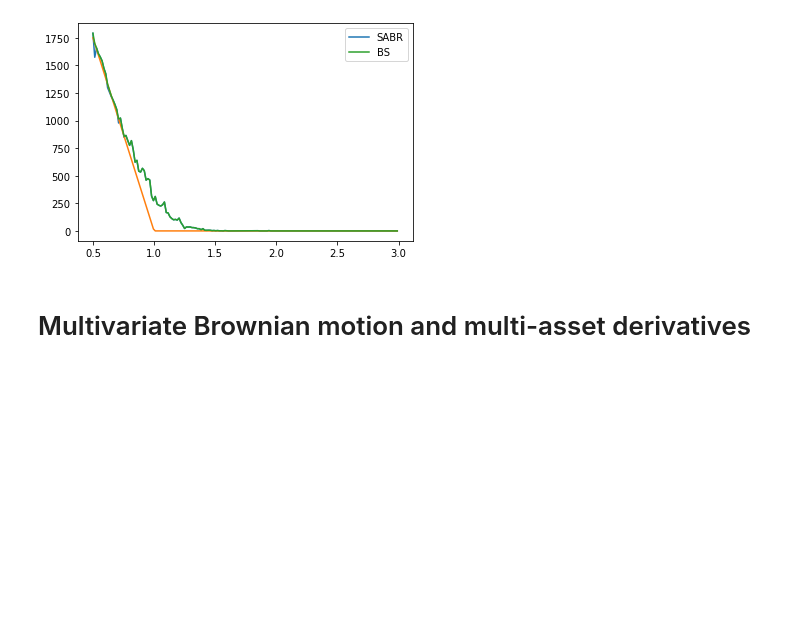
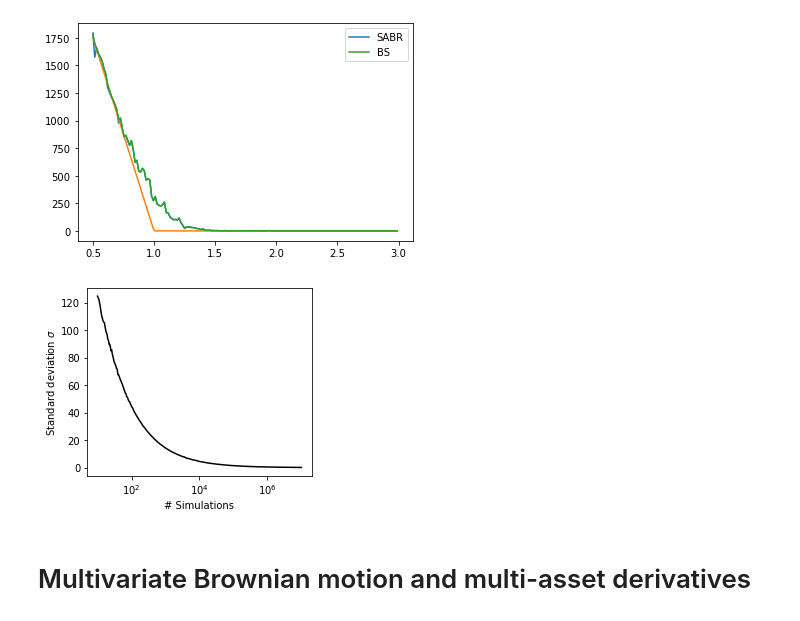
Before and after one commit to WillemJan9519/SPFDM-2, a Jupyter notebook: SPFDM 2.ipynb, the cells around one changed output. Cells and saved outputs as stored; diff of their text form; code cells hidden in the pictures; blank space fills up the shorter version.

```diff
--- a/SPFDM 2.ipynb
+++ b/SPFDM 2.ipynb
@@ -294,37 +312,39 @@ SV.calc_implied_vola()
 # %%
 class evaluate_performance():
     def __init__(self):
-        self.Nexperiments = 250
-        highs = np.logspace(3,5,15,dtype=int)
-        lows = np.logspace(1,3,100,dtype=int)
+        self.Nexperiments = 900
+        highs = np.logspace(3.5,7,60,dtype=int)
+        lows = np.logspace(1,3.5,120,dtype=int)
         self.Npaths = np.hstack((np.repeat(lows,self.Nexperiments), highs))
 
     def worker(self,N):
         """Call the simulator and obtain the variance of the optionprices"""
         SV_ = StochVol(N,20,T=1.5,F=3500, sigma=0.2, alpha=0.5, beta=1, rho=-0.7,K=3500, rf=0)
         price,var = SV_.option_price(optiontype='call',K=3500,retvar=True)
         # Convert variance to std
         return np.sqrt(var)
 
     def results(self):
         """Iterate through the parameter space"""
         # Obtain variances
-        stds = Parallel(n_jobs=6)(delayed(self.worker)(N) for N in self.Npaths)
+        stds = Parallel(n_jobs=4)(delayed(self.worker)(N) for N in self.Npaths)
         stds = pd.DataFrame({'N':self.Npaths,'STD':stds})
         stds = stds.groupby('N')['STD'].median()
 
-        fig,ax = plt.subplots(figsize=(3.6,3))
+        fig,ax = plt.subplots(figsize=(4,3.4))
         ax.plot(stds.index, stds.values,color='black')
         ax.set_ylabel(r'Standard deviation $\sigma$')
         ax.set_xlabel(r'# Simulations')
         plt.semilogx()
         #plt.xlim(10,np.max(stds.index))
         plt.tight_layout()
         plt.savefig('convergence.pdf')
         #plt.semilogy()
 
 Performance = evaluate_performance()
 Performance.results()
+# %% [output]
+[figure, added]
 # %% [markdown]
 <h1>Multivariate Brownian motion and multi-asset derivatives</h1>
 # %%
```
Also changed, not shown: parts of 3 cells of this notebook.
